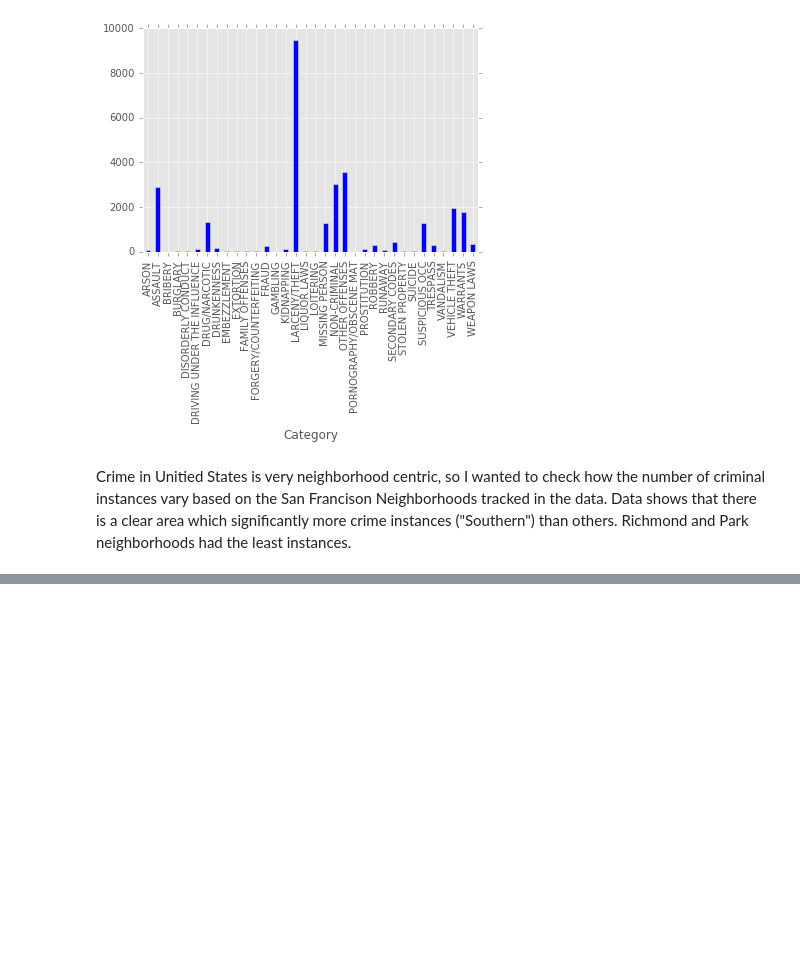
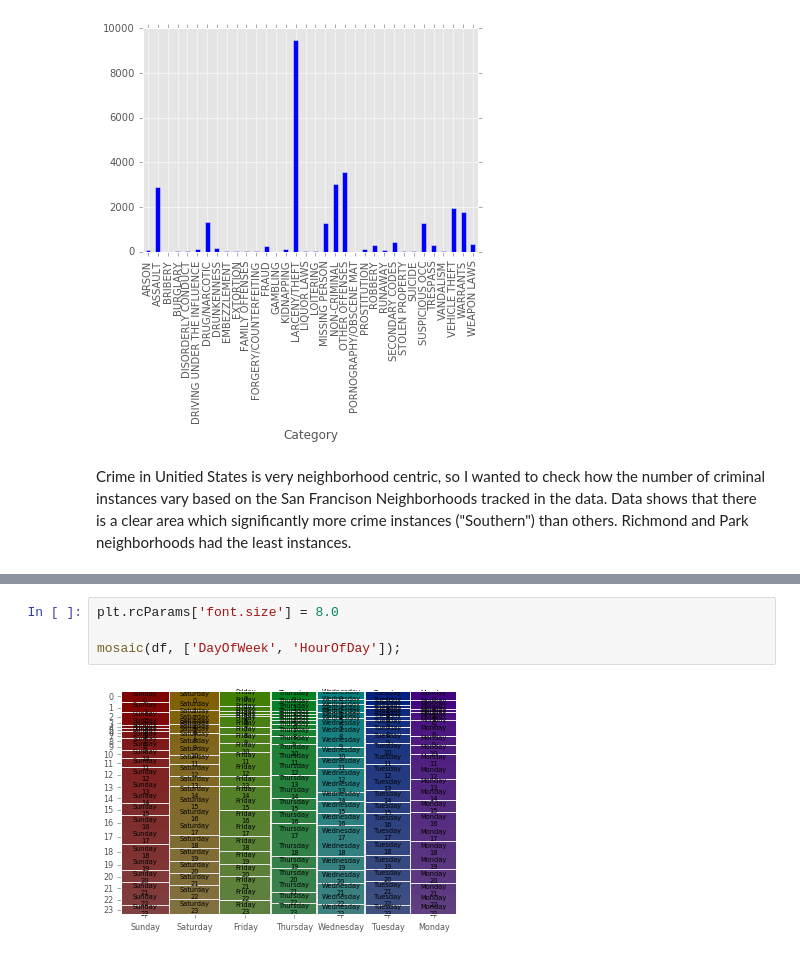
Before and after one commit to a-d-i/dssfodata, a Jupyter notebook: sfocrimeanalysis.ipynb, the cells around one changed output, grey strips where cells are left out. Drawn from its saved outputs; the diff is of its cells as text; blank space fills up the shorter version.

```diff
--- a/sfocrimeanalysis.ipynb
+++ b/sfocrimeanalysis.ipynb
@@ -38,0 +51,6 @@ map.drawmapboundary(fill_color='aqua')
+# %%
+plt.rcParams['font.size'] = 8.0
+
+mosaic(df, ['DayOfWeek', 'HourOfDay']);
+# %% [output]
+[figure, added]
```
Also changed, not shown: parts of 9 cells of this notebook.
